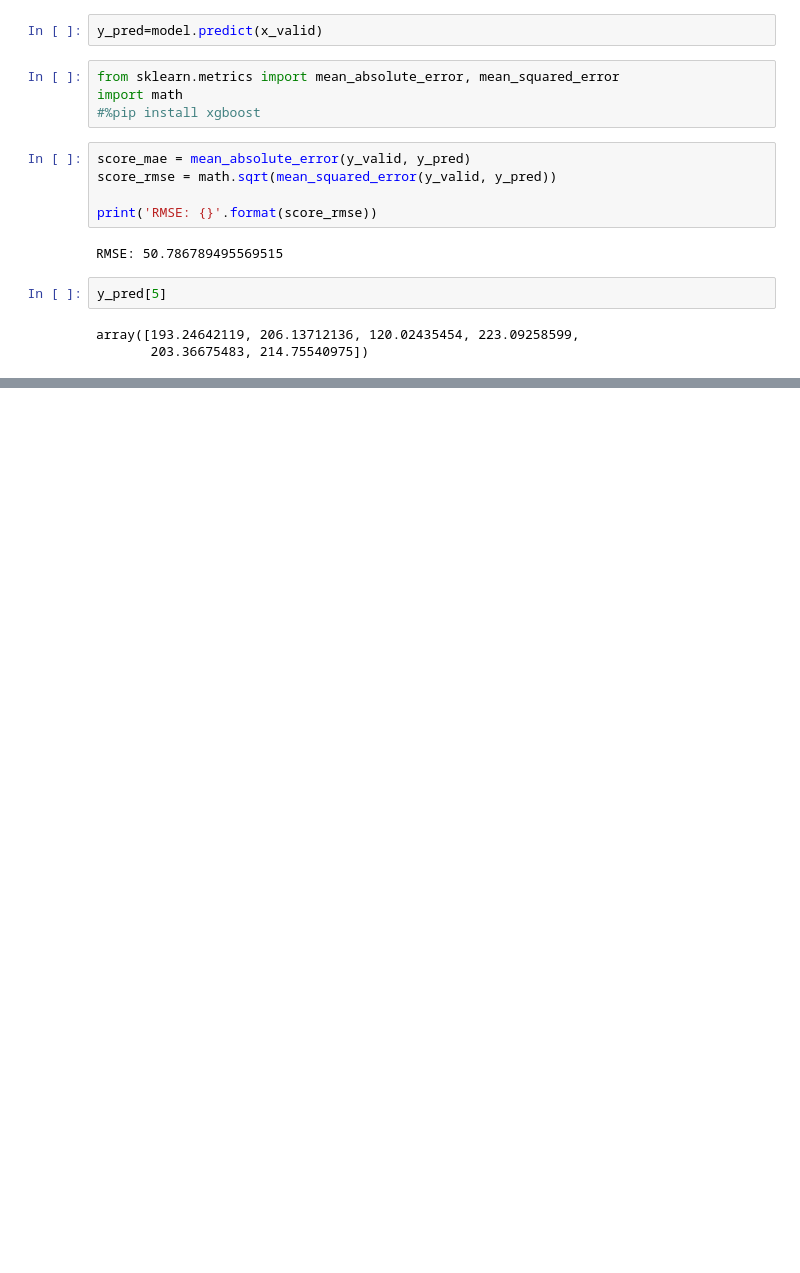
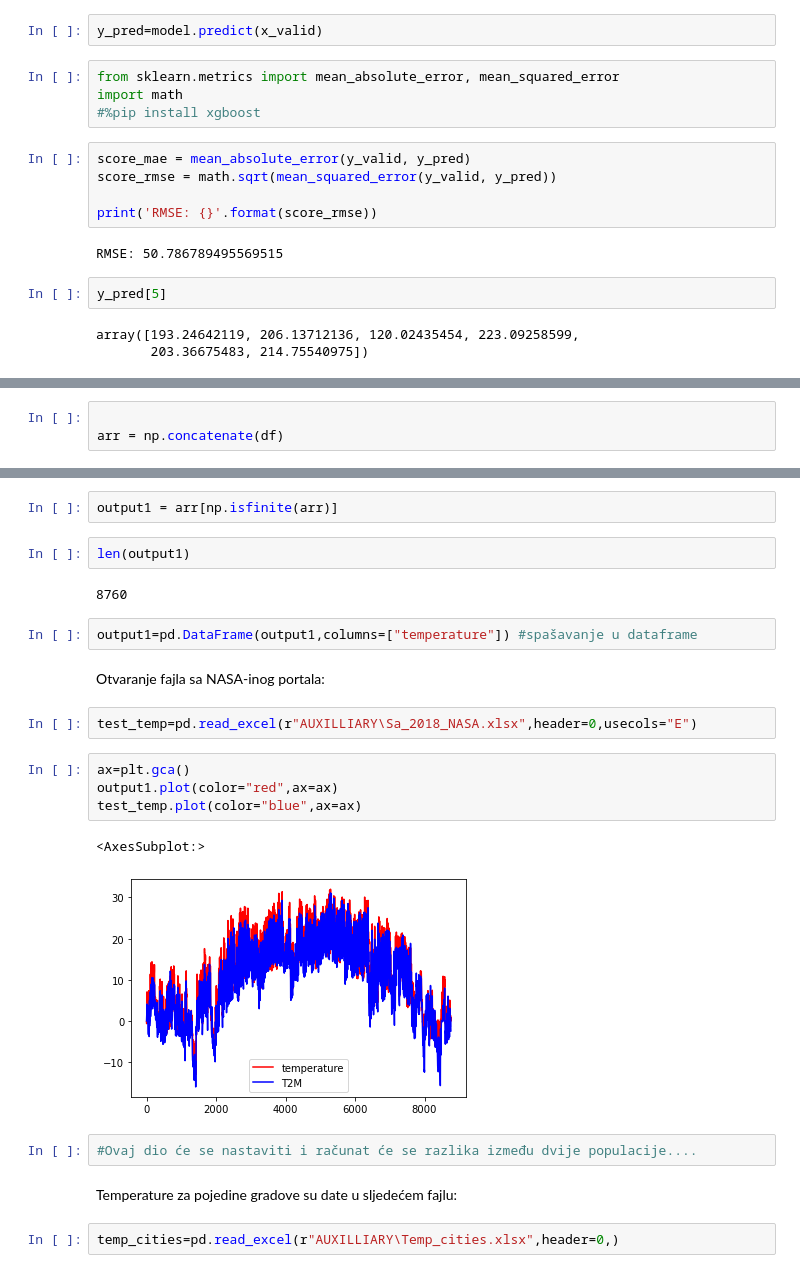
Before and after one commit to ehlimana/Electricity-analysis, a Jupyter notebook: Heat_demand.ipynb, the cells around one changed output, grey strips where cells are left out. Drawn from its saved outputs; the diff is of its cells as text; blank space fills up the shorter version.

```diff
--- a/Heat_demand.ipynb
+++ b/Heat_demand.ipynb
@@ -778,0 +843,3 @@ array([193.24642119, 206.13712136, 120.02435454, 223.09258599,
+# %%
+
+arr = np.concatenate(df)
@@ -778,0 +850,25 @@ array([193.24642119, 206.13712136, 120.02435454, 223.09258599,
+# %%
+output1 = arr[np.isfinite(arr)]
+# %%
+len(output1)
+# %% [output]
+8760
+# %%
+output1=pd.DataFrame(output1,columns=["temperature"]) #spašavanje u dataframe
+# %% [markdown]
+Otvaranje fajla sa NASA-inog portala:
+# %%
+test_temp=pd.read_excel(r"AUXILLIARY\Sa_2018_NASA.xlsx",header=0,usecols="E")
+# %%
+ax=plt.gca()
+output1.plot(color="red",ax=ax)
+test_temp.plot(color="blue",ax=ax)
+# %% [output]
+<AxesSubplot:>
+[figure, added]
+# %%
+#Ovaj dio će se nastaviti i računat će se razlika između dvije populacije....
+# %% [markdown]
+Temperature za pojedine gradove su date u sljedećem fajlu:
+# %%
+temp_cities=pd.read_excel(r"AUXILLIARY\Temp_cities.xlsx",header=0,)
```
Also changed, not shown: parts of 38 cells of this notebook, 3 other files.
